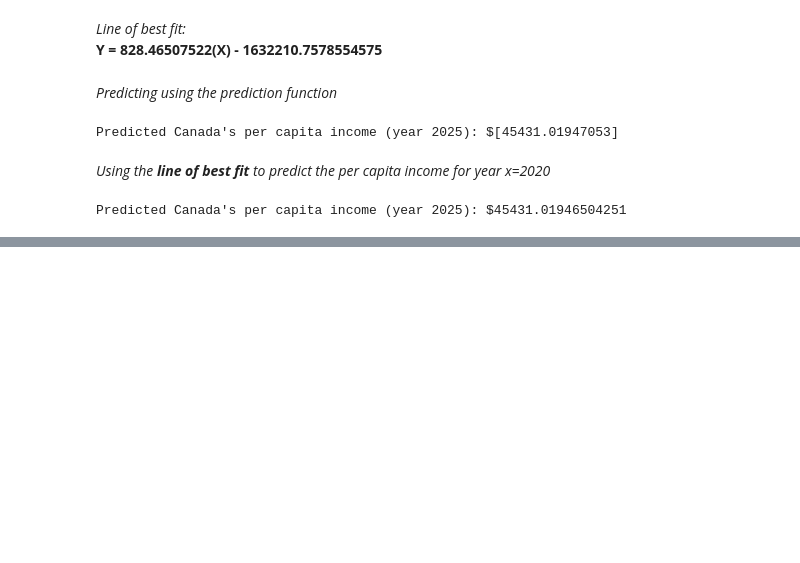
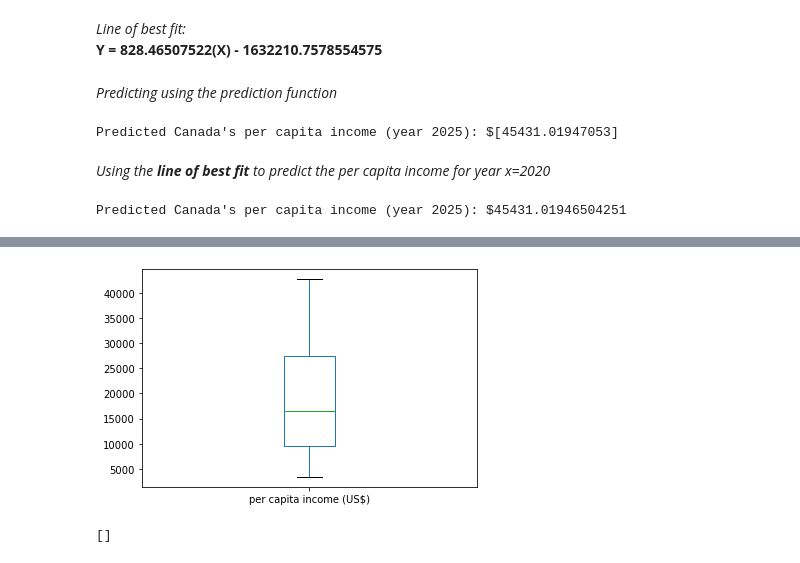
Before and after one commit to djkurt-dev/linear-regression-es209, a Jupyter notebook: pit-predict-canada-pci.ipynb, the cells around one changed output, grey strips where cells are left out. Saved outputs shown, nothing was run; the diff lists cells and outputs as text; code cells hidden in the pictures; blank space fills up the shorter version.

```diff
--- a/pit-predict-canada-pci.ipynb
+++ b/pit-predict-canada-pci.ipynb
@@ -149,0 +181,4 @@ Predicted Canada's per capita income (year 2025): $45431.01946504251
+# %%
+plot_boxplot(df,"per capita income (US$)")
+# %% [output]
+[figure, added]
@@ -149,0 +200,4 @@ Predicted Canada's per capita income (year 2025): $45431.01946504251
+# %%
+index_list
+# %% [output]
+[]
```
Also changed, not shown: parts of 12 cells of this notebook.
